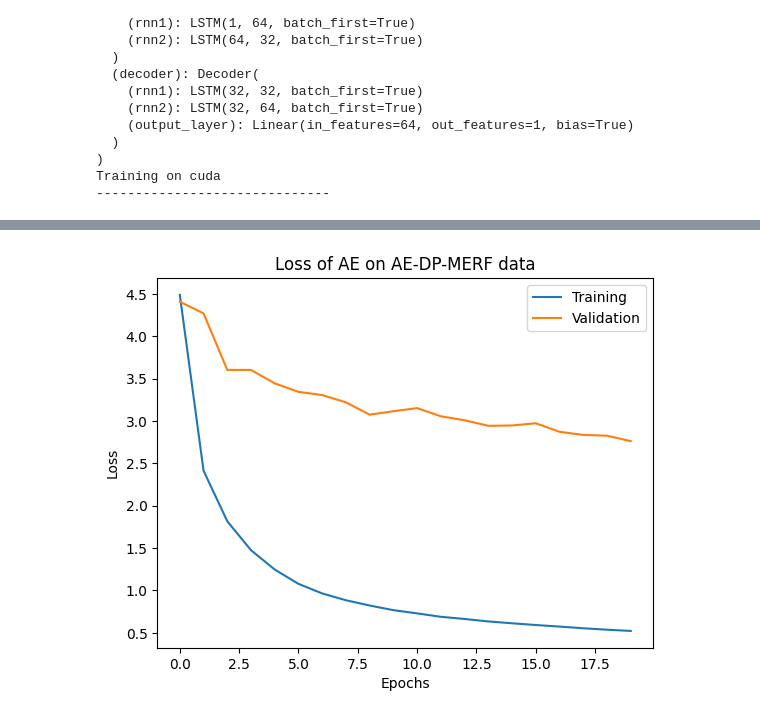
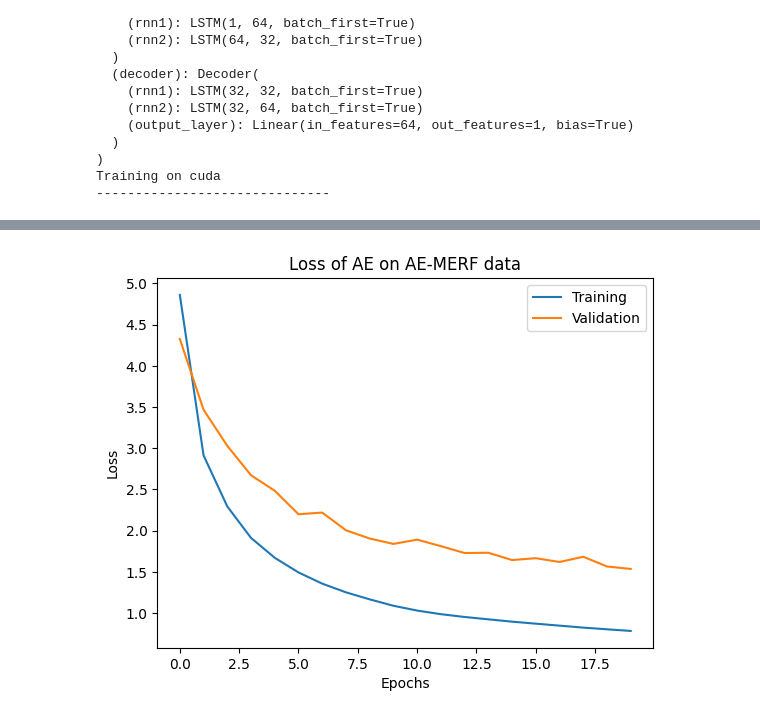
Before and after one commit to sjjtu/MAthesis, a Jupyter notebook: code/train_model_aemerf.ipynb, the cells around one changed output, grey strips where cells are left out. Drawn from its saved outputs; the diff is of its cells as text; code cells hidden in the pictures.

```diff
--- a/code/train_model_aemerf.ipynb
+++ b/code/train_model_aemerf.ipynb
@@ -100,11 +118,11 @@ loading AE model from models/dpmerf_embed32.pth
 # %%
 plt.plot(history["train"])
 plt.plot(history["val"])
-plt.title("Loss of AE on AE-DP-MERF data")
+plt.title("Loss of AE on AE-MERF data")
 plt.legend(["Training", "Validation"])
 plt.xlabel("Epochs")
 plt.ylabel("Loss")
 plt.show()
 # %% [output]
-[figure, old version]
+[figure, new version]
 # %%
```
Also changed, not shown: parts of 9 cells of this notebook, 32 other files.
